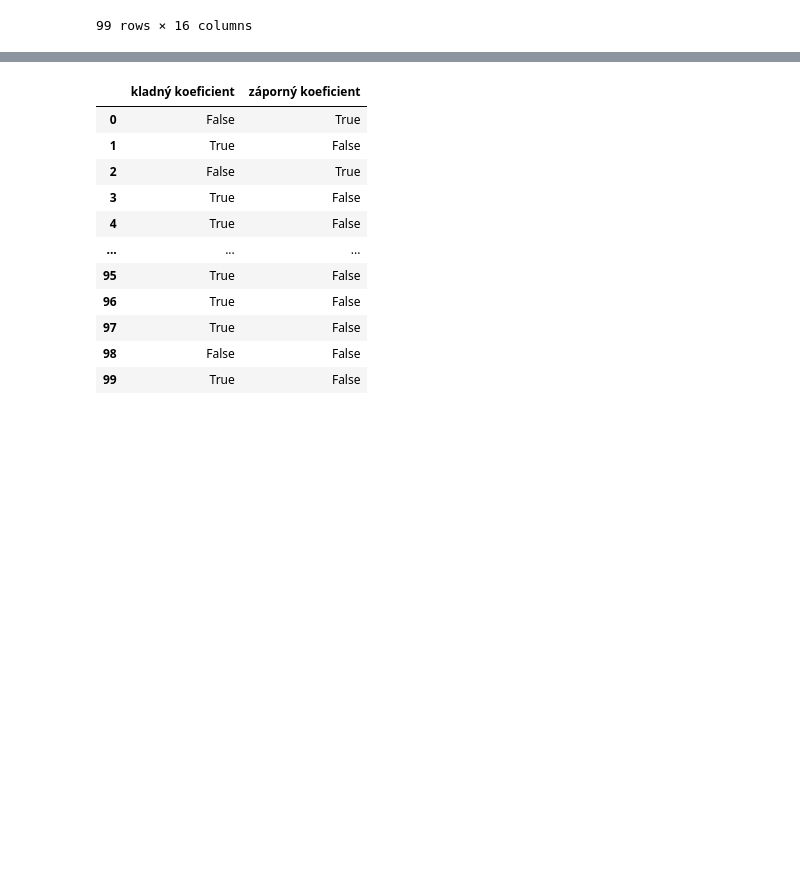
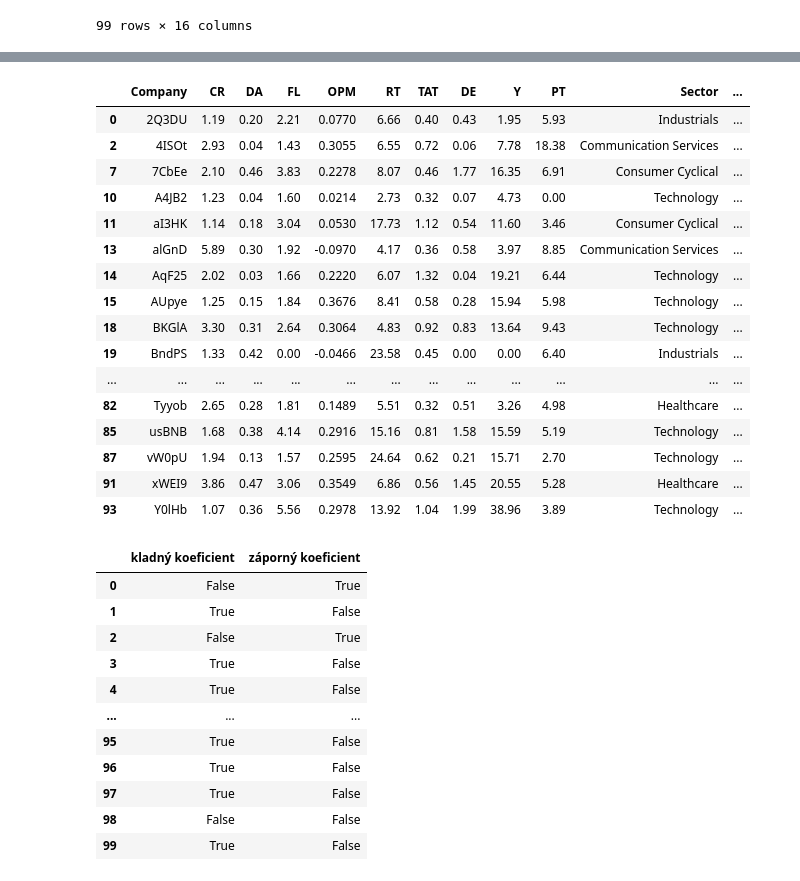
Before and after one commit to PetraJurcagova/Statistika, a Jupyter notebook: statistika_pridane_grafy.ipynb, the cells around one changed output, grey strips where cells are left out. Saved outputs shown, nothing was run; the diff lists cells and outputs as text; code cells hidden in the pictures; blank space fills up the shorter version.

```diff
--- a/statistika_pridane_grafy.ipynb
+++ b/statistika_pridane_grafy.ipynb
@@ -433,3 +474,23 @@ data
+# %%
+data[data["sector_number"] == "záporný koeficient"]
+# %% [output]
+|  | Company | CR | DA | FL | OPM | RT | TAT | DE | Y | PT | Sector | ... |
+| 0 | 2Q3DU | 1.19 | 0.20 | 2.21 | 0.0770 | 6.66 | 0.40 | 0.43 | 1.95 | 5.93 | Industrials | ... |
+| 2 | 4ISOt | 2.93 | 0.04 | 1.43 | 0.3055 | 6.55 | 0.72 | 0.06 | 7.78 | 18.38 | Communication Services | ... |
+| 7 | 7CbEe | 2.10 | 0.46 | 3.83 | 0.2278 | 8.07 | 0.46 | 1.77 | 16.35 | 6.91 | Consumer Cyclical | ... |
+| 10 | A4JB2 | 1.23 | 0.04 | 1.60 | 0.0214 | 2.73 | 0.32 | 0.07 | 4.73 | 0.00 | Technology | ... |
+| 11 | aI3HK | 1.14 | 0.18 | 3.04 | 0.0530 | 17.73 | 1.12 | 0.54 | 11.60 | 3.46 | Consumer Cyclical | ... |
+| 13 | alGnD | 5.89 | 0.30 | 1.92 | -0.0970 | 4.17 | 0.36 | 0.58 | 3.97 | 8.85 | Communication Services | ... |
+| 14 | AqF25 | 2.02 | 0.03 | 1.66 | 0.2220 | 6.07 | 1.32 | 0.04 | 19.21 | 6.44 | Technology | ... |
+| 15 | AUpye | 1.25 | 0.15 | 1.84 | 0.3676 | 8.41 | 0.58 | 0.28 | 15.94 | 5.98 | Technology | ... |
+| 18 | BKGlA | 3.30 | 0.31 | 2.64 | 0.3064 | 4.83 | 0.92 | 0.83 | 13.64 | 9.43 | Technology | ... |
+| 19 | BndPS | 1.33 | 0.42 | 0.00 | -0.0466 | 23.58 | 0.45 | 0.00 | 0.00 | 6.40 | Industrials | ... |
+| ... | ... | ... | ... | ... | ... | ... | ... | ... | ... | ... | ... | ... |
+| 82 | Tyyob | 2.65 | 0.28 | 1.81 | 0.1489 | 5.51 | 0.32 | 0.51 | 3.26 | 4.98 | Healthcare | ... |
+| 85 | usBNB | 1.68 | 0.38 | 4.14 | 0.2916 | 15.16 | 0.81 | 1.58 | 15.59 | 5.19 | Technology | ... |
+| 87 | vW0pU | 1.94 | 0.13 | 1.57 | 0.2595 | 24.64 | 0.62 | 0.21 | 15.71 | 2.70 | Technology | ... |
+| 91 | xWEI9 | 3.86 | 0.47 | 3.06 | 0.3549 | 6.86 | 0.56 | 1.45 | 20.55 | 5.28 | Healthcare | ... |
+| 93 | Y0lHb | 1.07 | 0.36 | 5.56 | 0.2978 | 13.92 | 1.04 | 1.99 | 38.96 | 3.89 | Technology | ... |
 # %%
 sektor = pandas.get_dummies(data["sector_number"])
 sektor
```
Also changed, not shown: parts of 12 cells of this notebook.
